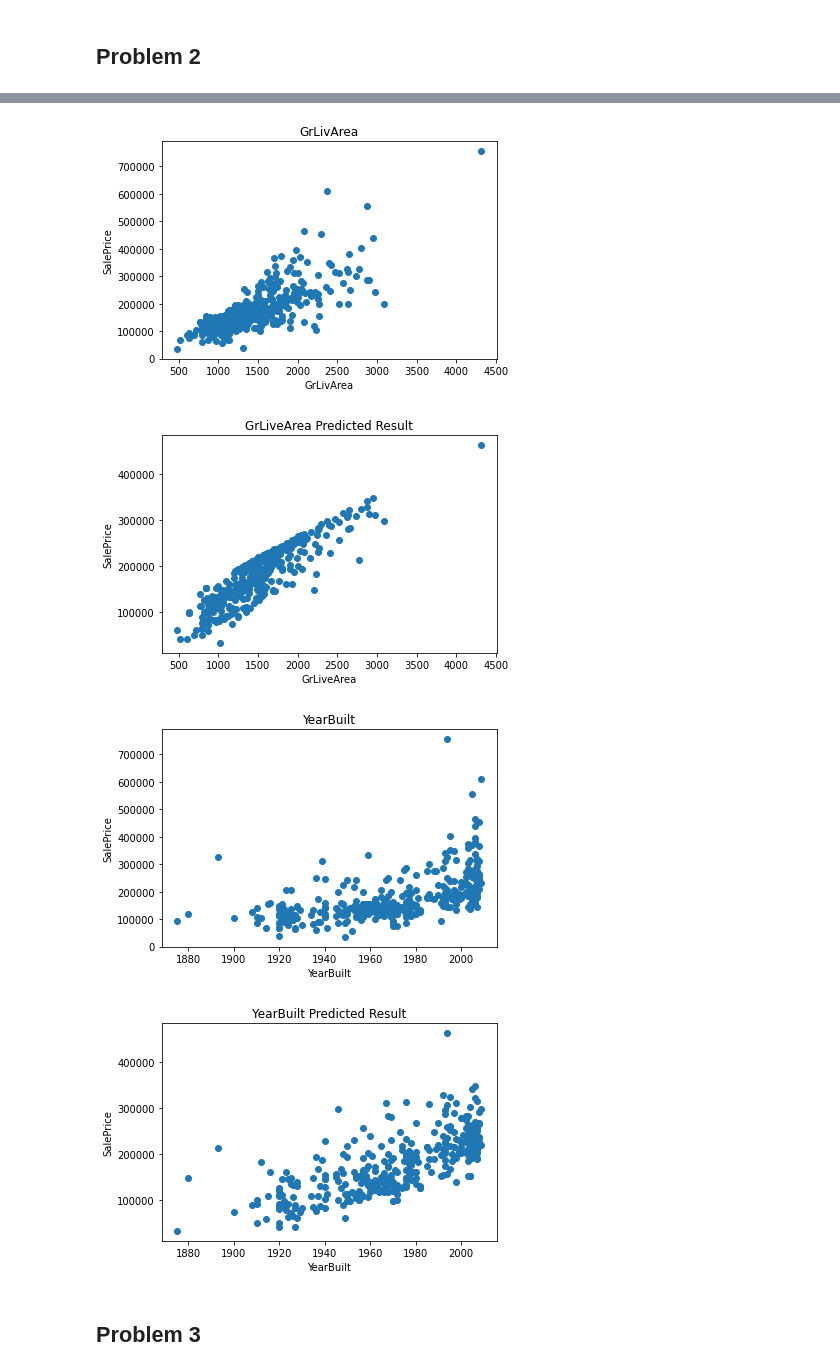
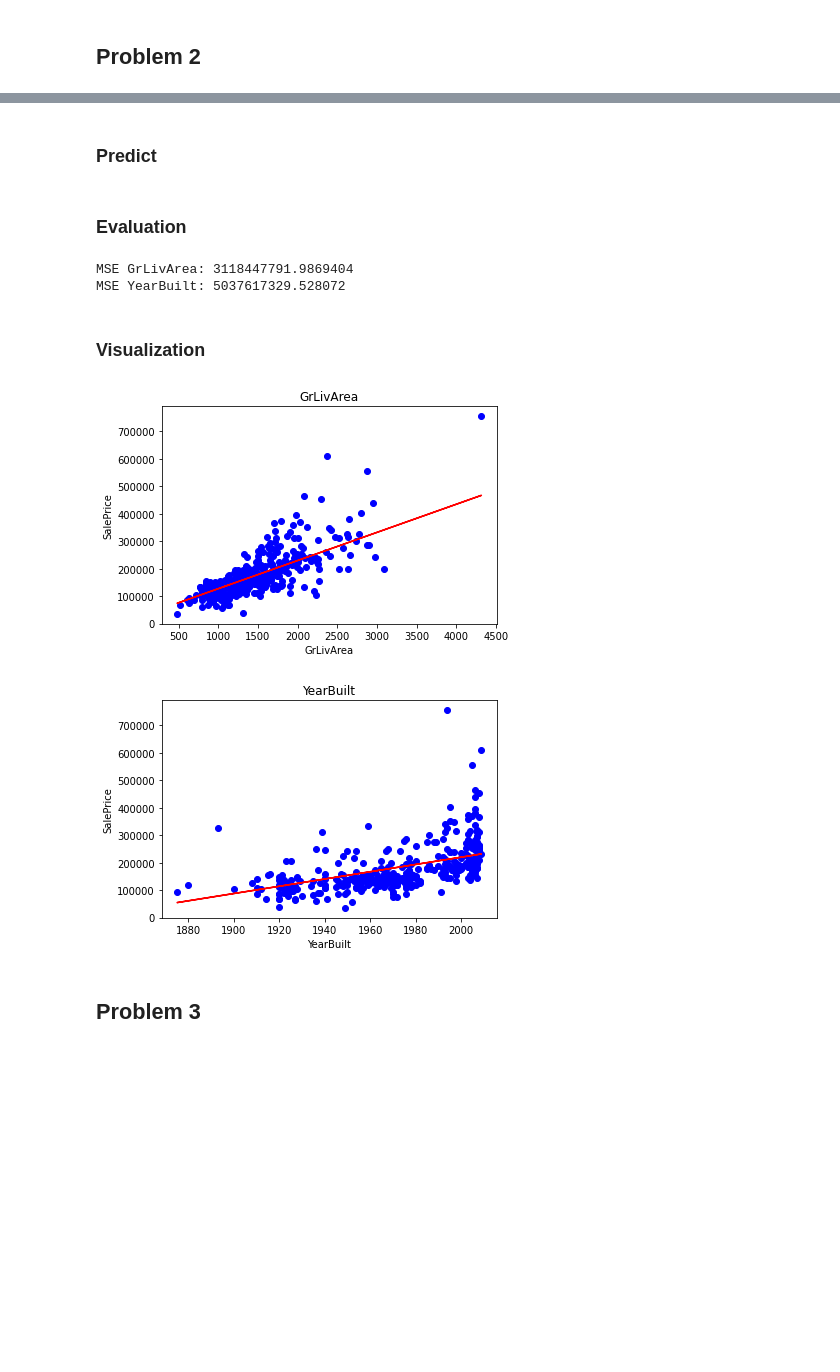
Before and after one commit to PhucNguyenAH/DIVEINTOCODE_term1_week4, a Jupyter notebook: house_prices.ipynb, the cells around one changed output, grey strips where cells are left out. Drawn from its saved outputs; the diff is of its cells as text; code cells hidden in the pictures; blank space fills up the shorter version.

Commit message:
commit Introductory Machine Learning Pre-Class assignment 2 Predicting House Prices

```diff
--- a/house_prices.ipynb
+++ b/house_prices.ipynb
@@ -43,0 +31,5 @@ MSE: 2314465092.7320137
+# %%
+X = data.loc[:, ["GrLivArea","YearBuilt"]]
+y = data["SalePrice"]
+
+X_train, X_test, y_train, y_test = train_test_split(np.array(X), np.array(y), test_size=0.25, random_state=42)
@@ -44,32 +38,39 @@ MSE: 2314465092.7320137
+# %%
+reg_area = LinearRegression().fit(X_train[:,0].reshape(-1,1), y_train)
+reg_yearbuild = LinearRegression().fit(X_train[:,1].reshape(-1,1), y_train)
+# %% [markdown]
+### Predict
+# %%
+# reg_pred = reg.predict(X_test)
+reg_pred_area = reg_area.predict(X_test[:,0].reshape(-1,1))
+reg_pred_yearbuild = reg_yearbuild.predict(X_test[:,1].reshape(-1,1))
+# %% [markdown]
+### Evaluation
+# %%
+print("MSE GrLivArea:", mean_squared_error(y_true=y_test, y_pred=reg_pred_area))
+print("MSE YearBuilt:", mean_squared_error(y_true=y_test, y_pred=reg_pred_yearbuild))
+# %% [output]
+MSE GrLivArea: 3118447791.9869404
+MSE YearBuilt: 5037617329.528072
+# %% [markdown]
+### Visualization
 # %%
-import matplotlib.pyplot as plt
-plt.scatter(X_test.loc[:, 'GrLivArea'], y_test, label='actual')
+
+plt.scatter(X_test[:,0], y_test, color="blue", label='actual')
+plt.plot(X_test[:,0],reg_pred_area, color="red", label='predicted')
 plt.title('GrLivArea')
 plt.xlabel('GrLivArea')
 plt.ylabel('SalePrice')
 plt.show()
 
-plt.scatter(X_test.loc[:,'GrLivArea'],reg_pred, label='predicted')
-plt.title('GrLiveArea Predicted Result')
-plt.xlabel('GrLiveArea')
-plt.ylabel('SalePrice')
-plt.show()
-
-plt.scatter(X_test.loc[:, 'YearBuilt'], y_test, label='actual')
+plt.scatter(X_test[:,1], y_test, color="blue", label='actual')
+plt.plot(X_test[:,1], reg_pred_yearbuild, color="red", label='predicted')
 plt.title('YearBuilt')
 plt.xlabel('YearBuilt')
 plt.ylabel('SalePrice')
 plt.show()
-
-plt.scatter(X_test.loc[:, 'YearBuilt'], reg_pred, label='predicted')
-plt.title('YearBuilt Predicted Result')
-plt.xlabel('YearBuilt')
-plt.ylabel('SalePrice')
-plt.show()
 # %% [output]
-[figure, old version]
+[figure, new version]
-[figure, old version]
+[figure, new version]
-[figure, removed]
-[figure, removed]
 # %% [markdown]
 ## Problem 3
```
Also changed, not shown: parts of 42 cells of this notebook.
